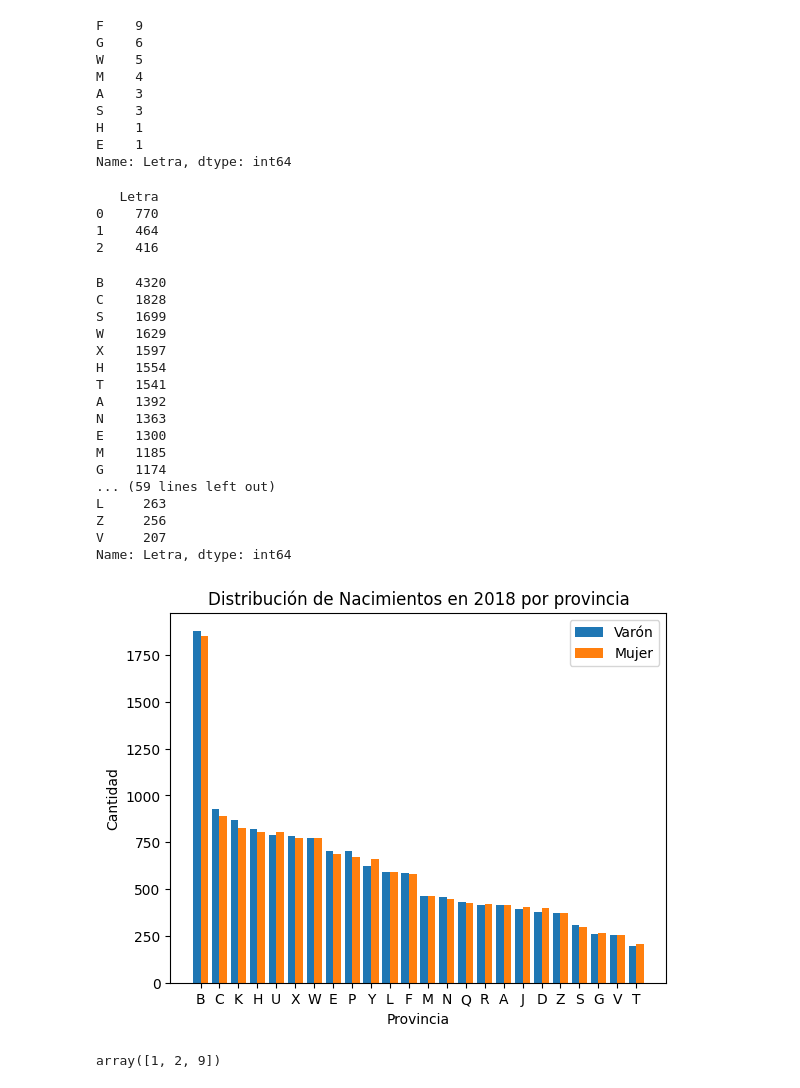
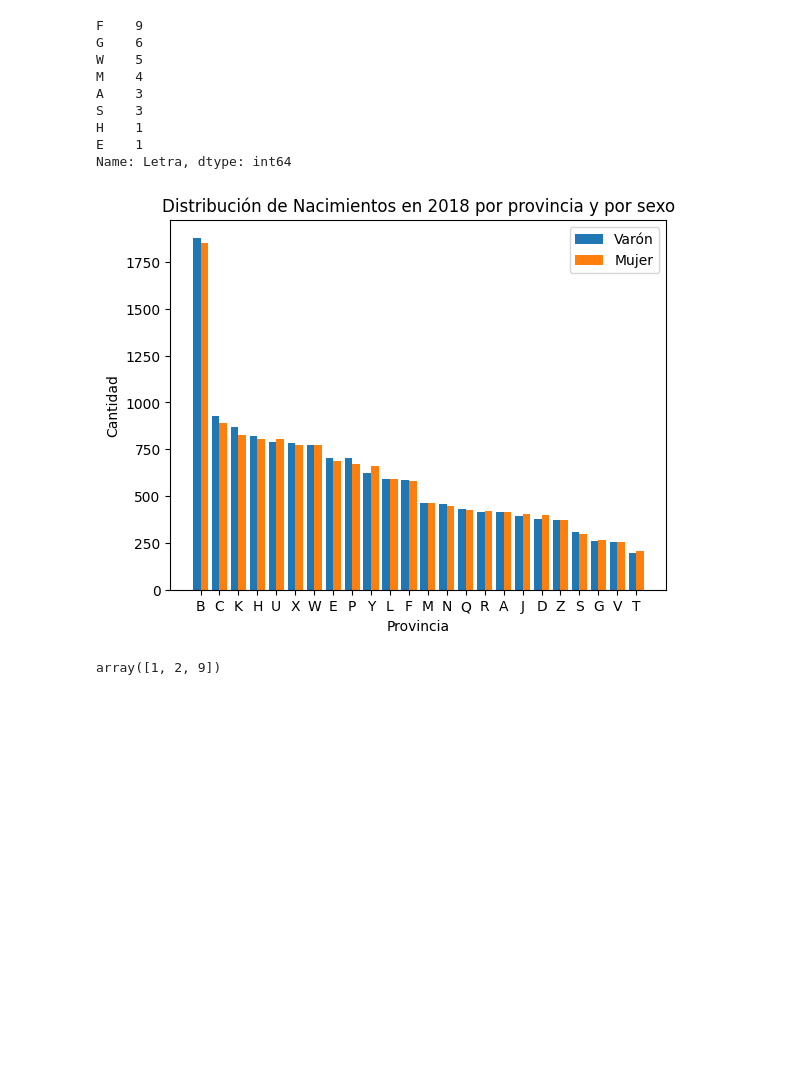
Before and after one commit to gagabriela2787/Grupo7ISPC, a Jupyter notebook: TPGrupo7Nacidos.ipynb, the cells around one changed output. Saved outputs shown, nothing was run; the diff lists cells and outputs as text; code cells hidden in the pictures; blank space fills up the shorter version.

```diff
--- a/TPGrupo7Nacidos.ipynb
+++ b/TPGrupo7Nacidos.ipynb
@@ -163,70 +162,34 @@ S    3
 H    1
 E    1
 Name: Letra, dtype: int64
-# %%
-# Unir dataframe varon_count y mujer_count,
-#------------------------------------------------
-
-df_Total = pd.merge(left=varon_count, right=mujer_count, how="inner", left_on="Letra", right_on="Letra")
-print(df_Total)
-# %% [output]
-   Letra
-0    770
-1    464
-2    416
 # %%
-# Explorar la distribución de nacimientos por provincias
-#prov_count = df_Union["Letra"].value_counts()
-#print(prov_count)
-
-varon_count = df_Union[df_Union["sexo_nombre"] == "Varón"]["Letra"].value_counts()
-print(varon_count)
-
-mujer_count = df_Union[df_Union["sexo_nombre"] == "Mujer"]["Letra"].value_counts()
-print(mujer_count)
-
-co = np.arange(len(varon_count))
+# Graficar la distribución de nacimientos en 2018 por provincia
+co = np.arange(len(df_Letra))
 an = 0.40
 
 # Definir lugar donde se realiza la gráfica y asignar parámetros
 fig, ax = plt.subplots()
 
 ax.bar(co - an/2, varon_count, an, label= 'Varón')
 ax.bar(co + an/2, mujer_count, an, label= 'Mujer')
 
-ax.set_title('Distribución de Nacimientos en 2018 por provincia')
+ax.set_title('Distribución de Nacimientos en 2018 por provincia y por sexo')
 ax.set_xlabel('Provincia')
 ax.set_ylabel('Cantidad')
 ax.set_xticks(co)
 ax.set_xticklabels(df_Letra["Letra"])
 
+# Para asignar valores contados por encima de la barra
+#for i,j in zip(co, varon_count):
+#  ax.annotate(j, xy=(i - 0.2, j + 0.2))
 
-# Graficar la distribución de nacimientos por provincia
-#plt.bar(prov_count.index, prov_count.values)
-#plt.xlabel('Provincia')
-#plt.ylabel('Cantidad')
-#plt.title('Distribución de Nacimiento de 2018 por provincia')
+#for i,j in zip(co, mujer_count):
+#  ax.annotate(j, xy=(i + 0.2, j + 0.2))
+
 plt.legend()
 plt.show()
 # %% [output]
-B    4320
-C    1828
-S    1699
-W    1629
-X    1597
-H    1554
-T    1541
-A    1392
-N    1363
-E    1300
-M    1185
-G    1174
-... (59 lines left out)
-L     263
-Z     256
-V     207
-Name: Letra, dtype: int64
-[figure, old version]
+[figure, new version]
 # %%
 df['tipo_de_parto_id'].unique()
 #df['tipo_de_parto_nombre'].unique()
```
Also changed, not shown: parts of 11 cells of this notebook.
